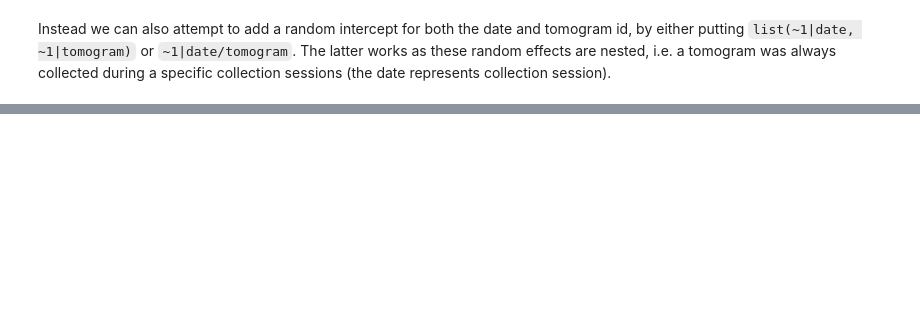
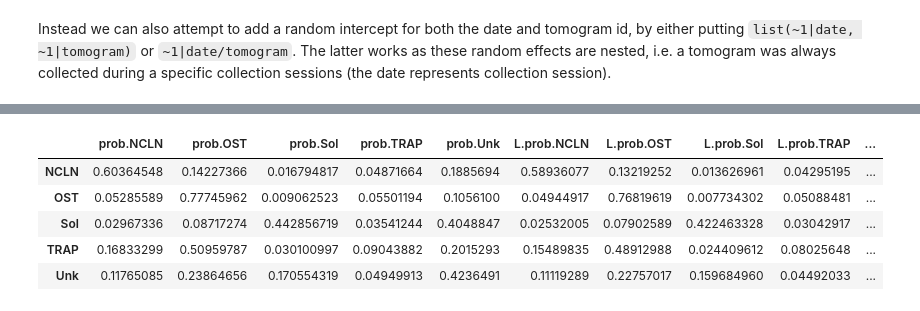
Before and after one commit to McHaillet/polysome-stats, a Jupyter notebook: polysomes/example_stats_R.ipynb, the cells around one changed output, grey strips where cells are left out. Cells and saved outputs as stored; diff of their text form; code cells hidden in the pictures; blank space fills up the shorter version.

```diff
--- a/polysomes/example_stats_R.ipynb
+++ b/polysomes/example_stats_R.ipynb
@@ -184,0 +331,10 @@ The variance-covariance matrix of the random effects (although now its just a si
+# %%
+temp <- data.frame(df_wt)
+temp$ld_state_full <- factor(ifelse(temp$ld_state_full %in% c('NCLN', 'NCLNCCDC47', 'NCLNTRAP', 'NCLNTRAPCCDC47'),
+                                   'NCLN', as.character(temp$ld_state_full)))
+temp <- temp[temp$ld_state_full %in% c('NCLN', 'OST', 'TRAP', 'Sol', 'Unk'), , drop=FALSE]
+temp$ld_state_full <- factor(temp$ld_state_full)
+
+model_lead_state <- mblogit(ld_state_full ~ state, data = temp, random = ~1|tomogram,
+                       control=mmclogit.control(epsilon = 1e-08, maxit = 100))
+summary(model_lead_state)
@@ -184,0 +369,16 @@ The variance-covariance matrix of the random effects (although now its just a si
+# %%
+# print the calculated probailities from the model
+fit.eff <- Effect.mblogit(model_lead_state, 'state')
+prediction <- data.frame(fit.eff$prob, fit.eff$lower.prob, fit.eff$upper.prob)
+row.names(prediction) <- fit.eff$predictors
+prediction
+
+# and write to csv file
+write.csv(prediction, "../data/results/mblogit_leading-polysome-translocon.csv", row.names=TRUE)
+# %% [output]
+|  | prob.NCLN | prob.OST | prob.Sol | prob.TRAP | prob.Unk | L.prob.NCLN | L.prob.OST | L.prob.Sol | L.prob.TRAP | ... |
+| NCLN | 0.60364548 | 0.14227366 | 0.016794817 | 0.04871664 | 0.1885694 | 0.58936077 | 0.13219252 | 0.013626961 | 0.04295195 | ... |
+| OST | 0.05285589 | 0.77745962 | 0.009062523 | 0.05501194 | 0.1056100 | 0.04944917 | 0.76819619 | 0.007734302 | 0.05088481 | ... |
+| Sol | 0.02967336 | 0.08717274 | 0.442856719 | 0.03541244 | 0.4048847 | 0.02532005 | 0.07902589 | 0.422463328 | 0.03042917 | ... |
+| TRAP | 0.16833299 | 0.50959787 | 0.030100997 | 0.09043882 | 0.2015293 | 0.15489835 | 0.48912988 | 0.024409612 | 0.08025648 | ... |
+| Unk | 0.11765085 | 0.23864656 | 0.170554319 | 0.04949913 | 0.4236491 | 0.11119289 | 0.22757017 | 0.159684960 | 0.04492033 | ... |
```
Also changed, not shown: parts of 30 cells of this notebook, 19 other files.
